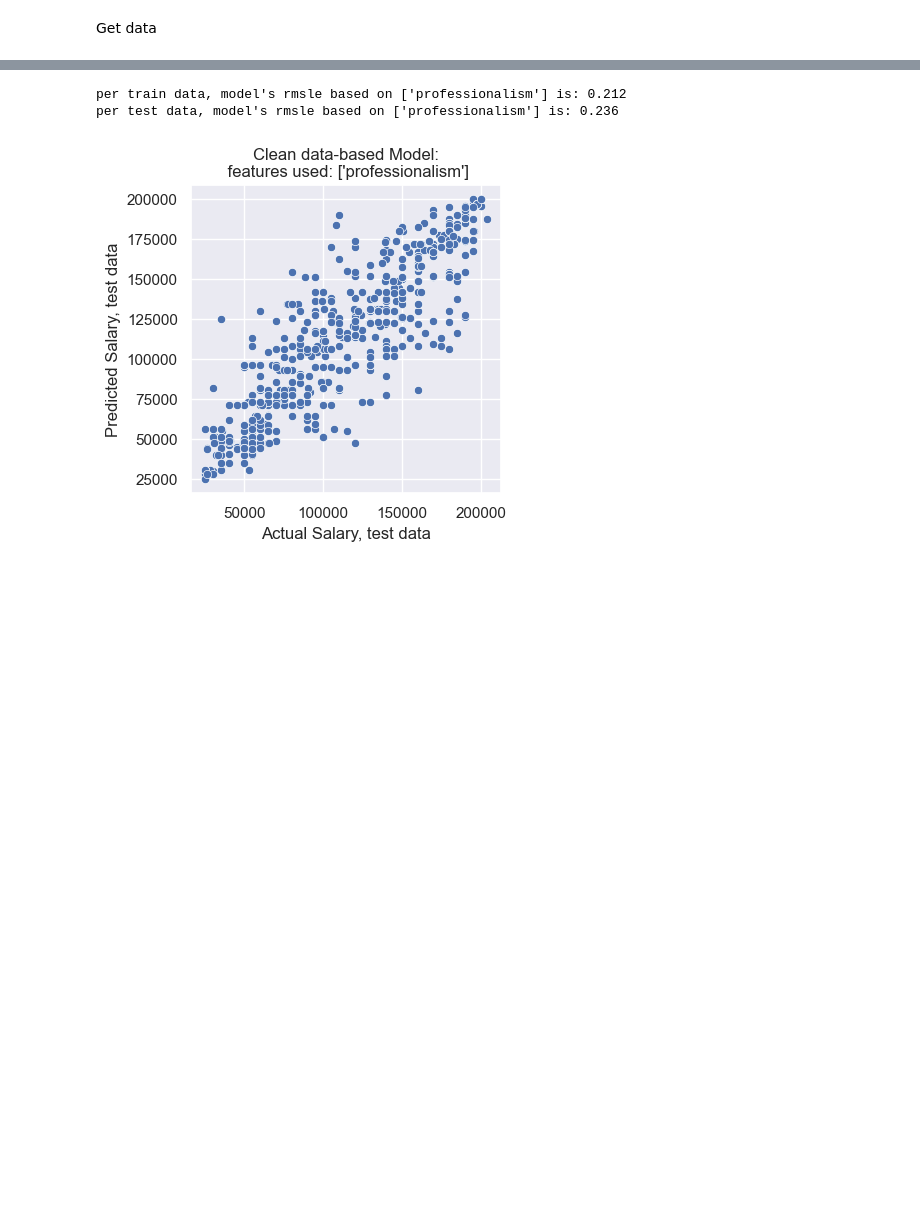
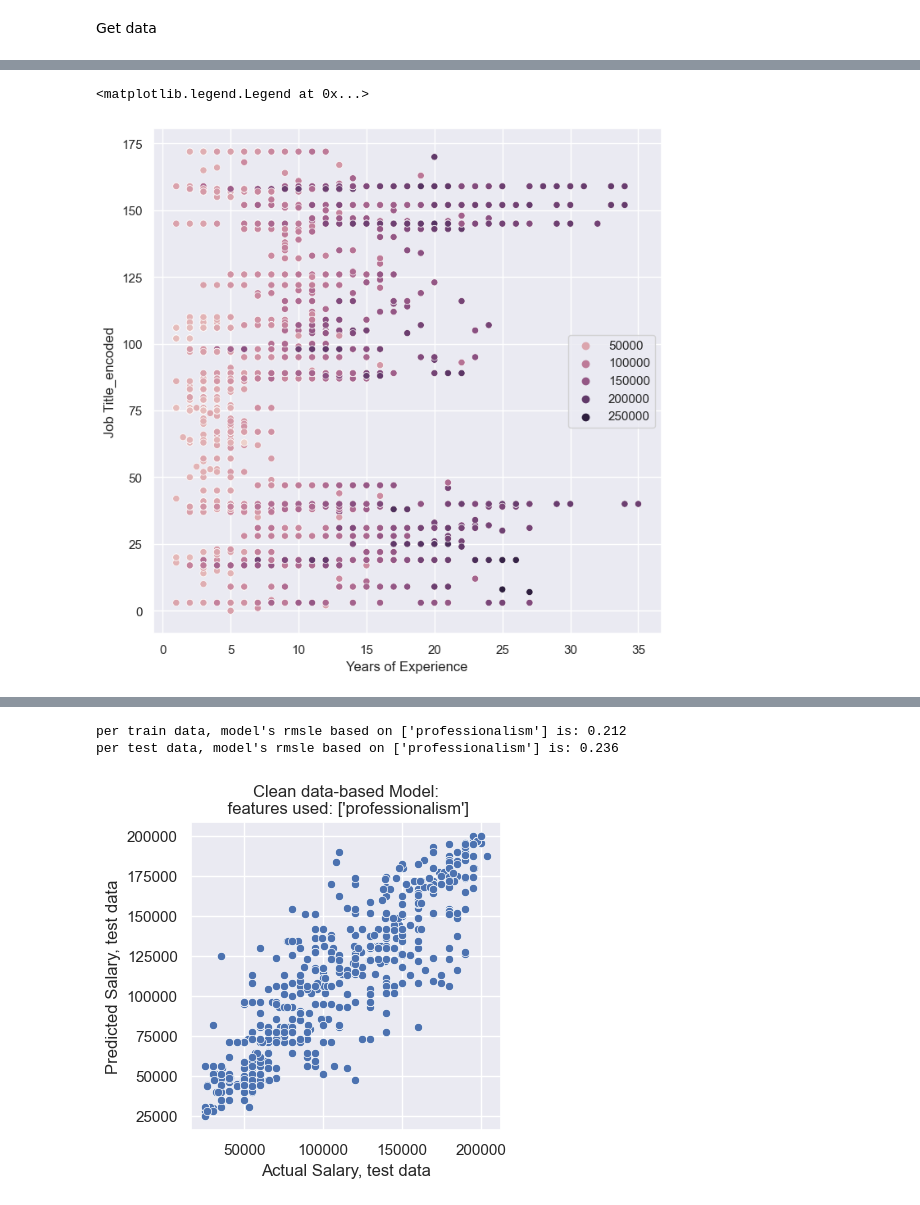
Before and after one commit to Oren-BenA/Regression_project, a Jupyter notebook: EDA.ipynb, the cells around one changed output, grey strips where cells are left out. Saved outputs shown, nothing was run; the diff lists cells and outputs as text; code cells hidden in the pictures; blank space fills up the shorter version.

```diff
--- a/EDA.ipynb
+++ b/EDA.ipynb
@@ -107,9 +2,0 @@ groups.unique().size
-# %%
-# removing 'Salary' NaN values
-data = data[~data['Salary'].isna()]
-# grouping by race and country
-groups = data.groupby(['Country_encoded', 'Race_encoded']).ngroup()
-
-sns.boxplot(data = data, x = 'Salary', y = groups, orient = 'h').set(ylabel = "Race and Country combinations\n(numbered arbitrarily)", xlim = (0,250000))
-# setting sns figure size
-sns.set(rc={'figure.figsize':(6,6)})
@@ -157,0 +70,28 @@ sns.set(rc={'figure.figsize':(6,6)})
+# %%
+####################################################################
+Running Decision Tree Regressor, to get feature importance attribute
+####################################################################
+
+min_samples_split = list(range(2,50+1,1))
+
+for val in min_samples_split:
+  # instantiate class object
+  dtr = DecisionTreeRegressor(min_samples_split = val)
+
+  # fit
+  dtr.fit(X_train, y_train)
+
+  # predict
+  y_pred_train_dtr = dtr.predict(X_train)
+  y_pred_test_dtr = dtr.predict(X_test)
+
+
+  # score
+  dtr_train_rmsle = rmsle(y_train, y_pred_train_dtr)
+  dtr_test_rmsle = rmsle(y_test, y_pred_test_dtr)
+
+  # print scoring stats
+  print(f"When minimal samples split equals {val}:")
+  print(f"Decision Tree reg. training model's rmsle is {dtr_train_rmsle:.4f}")
+  print(f"Decision Tree reg. test model's rmsle is {dtr_test_rmsle:.4f}")
+  print(f"the difference between train's and test's rmsle's is {dtr_test_rmsle - dtr_train_rmsle:.2f}\n")
@@ -157,0 +142,9 @@ sns.set(rc={'figure.figsize':(6,6)})
+# %%
+# plotting the most tree-based important features with hue = 'Salary'
+sns.scatterplot(data = X_train.join(y_train),x= 'Years of Experience', y = 'Job Title_encoded', hue = 'Salary')
+sns.set(rc={'figure.figsize':(8,8)})
+
+plt.legend(loc = 'center right')
+# %% [output]
+<matplotlib.legend.Legend at 0x...>
+[figure, added]
```
Also changed, not shown: parts of 26 cells of this notebook.
